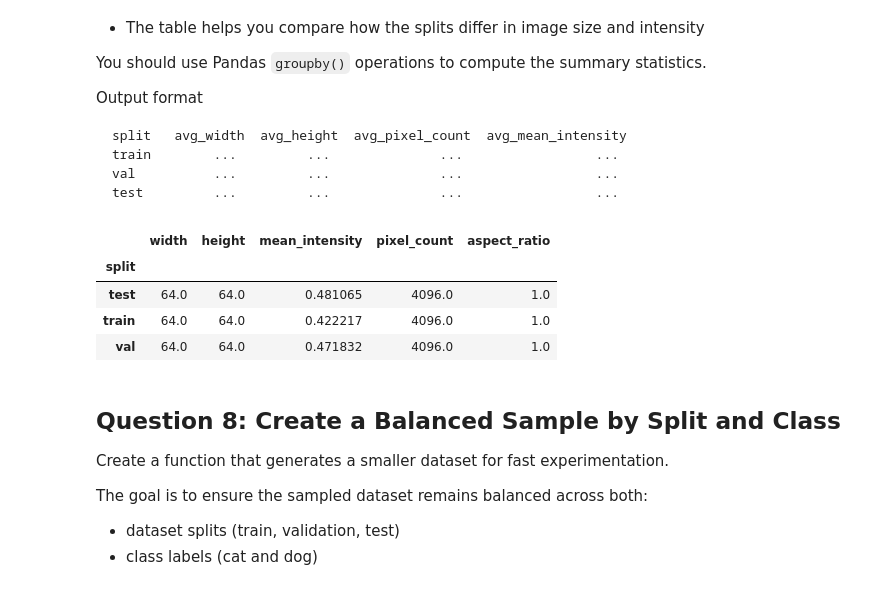
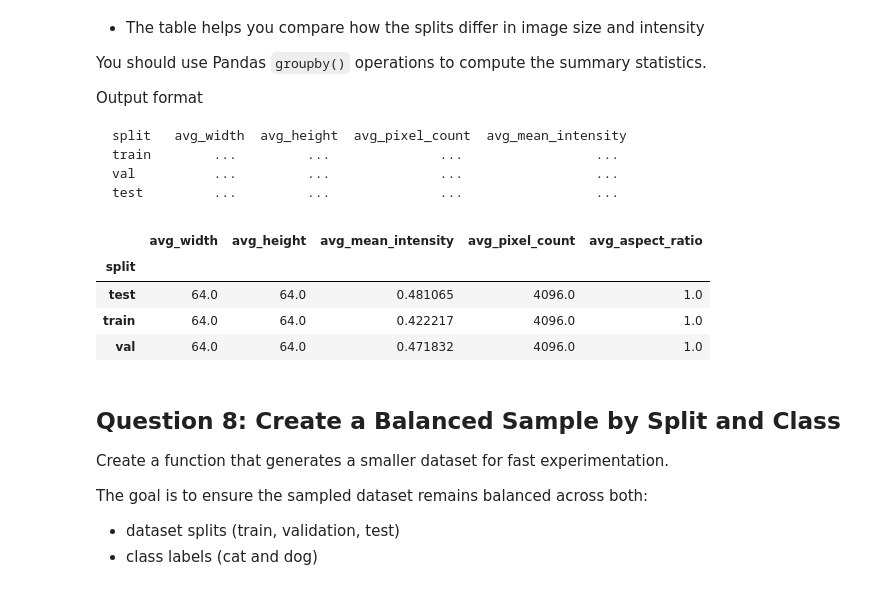
Before and after one commit to vgu-dsai-2026/lab-2-pandas-taihuy123, a Jupyter notebook: notebook.ipynb, the cells around one changed output. Cells and saved outputs as stored; diff of their text form; code cells hidden in the pictures.

````diff
--- a/notebook.ipynb
+++ b/notebook.ipynb
@@ -469,14 +469,14 @@ test         ...         ...              ...                 ...
 ```
 # %%
 def build_split_characteristics_table(frame: pd.DataFrame) -> pd.DataFrame:
-    # Gom nhóm theo split và tính trung bình cho các cột dạng số (width, height, pixel_count...)
-    return frame.groupby("split").mean(numeric_only=True)
+    # Tính trung bình và thêm tiền tố "avg_" vào tên tất cả các cột dạng số
+    return frame.groupby("split").mean(numeric_only=True).add_prefix("avg_")
 
 
 split_characteristics = build_split_characteristics_table(analysis_df)
 display(split_characteristics)
 # %% [output]
-|  | width | height | mean_intensity | pixel_count | aspect_ratio |
+|  | avg_width | avg_height | avg_mean_intensity | avg_pixel_count | avg_aspect_ratio |
 | split |  |  |  |  |  |
 | test | 64.0 | 64.0 | 0.481065 | 4096.0 | 1.0 |
 | train | 64.0 | 64.0 | 0.422217 | 4096.0 | 1.0 |
````
Also changed, not shown: parts of 1 cell of this notebook.
